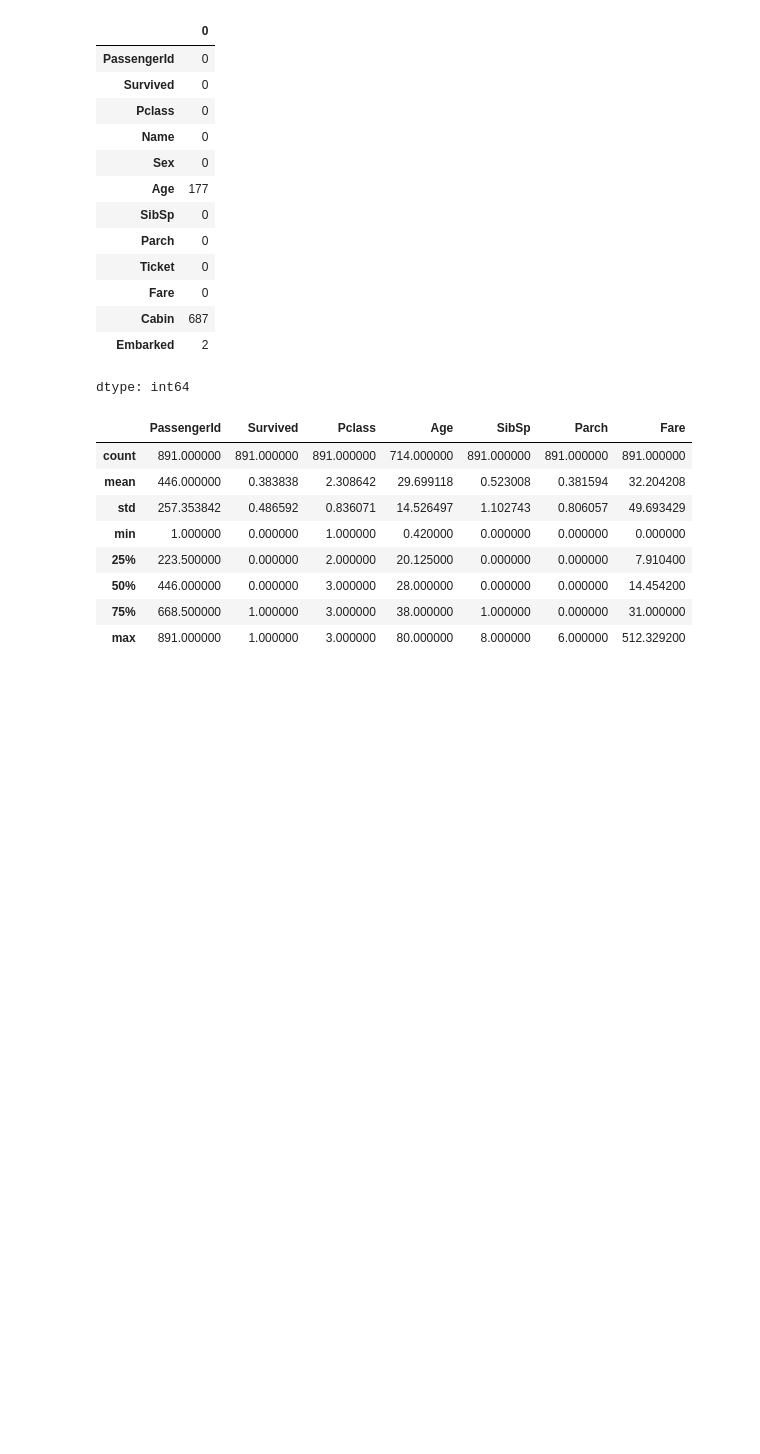
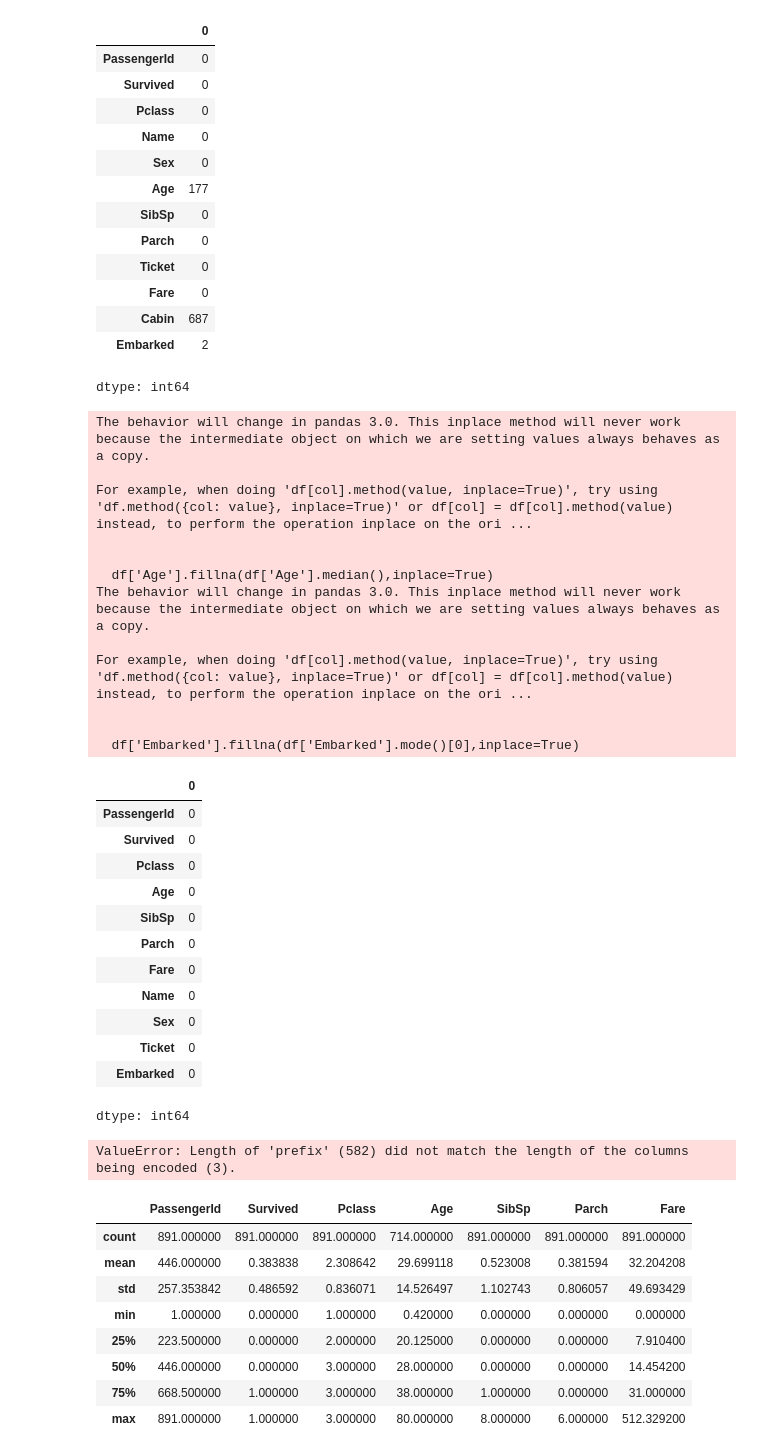
Before and after one commit to Nermeen-Moussa/ML-DL-Reference-Guide, a Jupyter notebook: 01_Data_Preprocessing.ipynb, the cells around one changed output. Drawn from its saved outputs; the diff is of its cells as text; code cells hidden in the pictures; blank space fills up the shorter version.

```diff
--- a/01_Data_Preprocessing.ipynb
+++ b/01_Data_Preprocessing.ipynb
@@ -62,6 +62,48 @@ df.isnull().sum()
 | Cabin | 687 |
 | Embarked | 2 |
 dtype: int64
+# %%
+df['Age'].fillna(df['Age'].median(),inplace=True)
+df['Embarked'].fillna(df['Embarked'].mode()[0],inplace=True)
+df.drop('Cabin',axis=1,inplace=True)
+df.isnull().sum()
+# %% [output]
+The behavior will change in pandas 3.0. This inplace method will never work because the intermediate object on which we are setting values always behaves as a copy.
+
+For example, when doing 'df[col].method(value, inplace=True)', try using 'df.method({col: value}, inplace=True)' or df[col] = df[col].method(value) instead, to perform the operation inplace on the ori ...
+
+
+  df['Age'].fillna(df['Age'].median(),inplace=True)
+The behavior will change in pandas 3.0. This inplace method will never work because the intermediate object on which we are setting values always behaves as a copy.
+
+For example, when doing 'df[col].method(value, inplace=True)', try using 'df.method({col: value}, inplace=True)' or df[col] = df[col].method(value) instead, to perform the operation inplace on the ori ...
+
+
+  df['Embarked'].fillna(df['Embarked'].mode()[0],inplace=True)
+|  | 0 |
+| PassengerId | 0 |
+| Survived | 0 |
+| Pclass | 0 |
+| Age | 0 |
+| SibSp | 0 |
+| Parch | 0 |
+| Fare | 0 |
+| Name | 0 |
+| Sex | 0 |
+| Ticket | 0 |
+| Embarked | 0 |
+dtype: int64
+# %%
+df['Sex']=df['Sex'].map({'male':0,'female':1})
+df['Embarked']=pd.get_dummies(df,df['Embarked'],drop_first=True)
+df.head()
+df['outcome']=df['Survived']
+scaler=StandardScaler()
+df[['Age','Fare']]=scaler.fit_transform(df[['Age','Fare']])
+print("\nMissing values check:\n",df.isnull().sum())
+df.head()
+# %% [output]
+ValueError: Length of 'prefix' (582) did not match the length of the columns being encoded (3).
 # %%
 df.describe()
 # %% [output]
```
Also changed, not shown: parts of 15 cells of this notebook.
